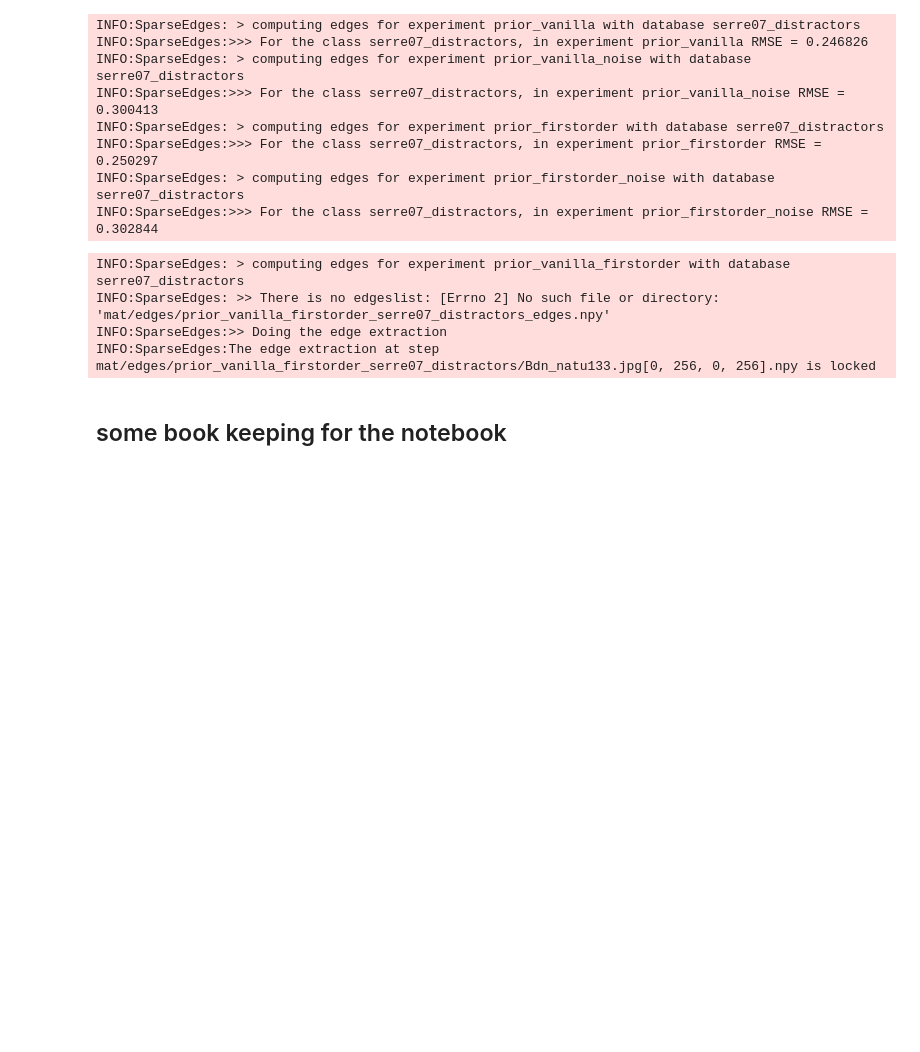
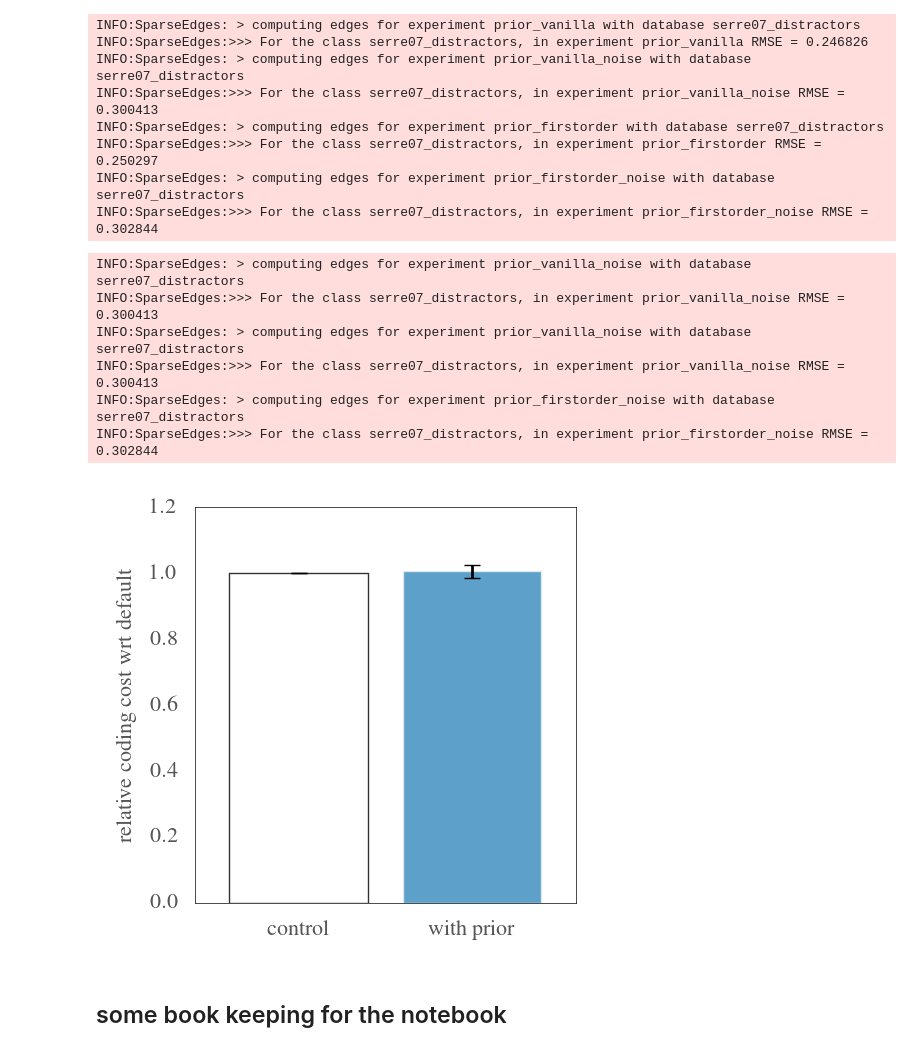
Before and after one commit to bicv/SparseEdges, a Jupyter notebook: firstorder_prior.ipynb, the cells around one changed output. Cells and saved outputs as stored; diff of their text form; code cells hidden in the pictures; blank space fills up the shorter version.

```diff
--- a/firstorder_prior.ipynb
+++ b/firstorder_prior.ipynb
@@ -252,22 +252,30 @@ INFO:SparseEdges:>>> For the class serre07_distractors, in experiment prior_firs
 # %%
 FORMATS = ['pdf', 'eps']
 #experiments = ['prior_vanilla', 'prior_vanilla_noise', 'prior_firstorder', 'prior_firstorder_noise']
 #experiments = ['prior_vanilla', 'prior_vanilla_noise', 'prior_firstorder_noise']
 #experiments = ['prior_vanilla_noise', 'prior_vanilla_firstorder_noise']
 experiments = ['prior_vanilla_noise', 'prior_firstorder_noise']
 databases = ['serre07_distractors'] * len(experiments)
 #databases = ['laboratory'] * len(experiments)
 #labels = ['control', 'noise', 'with prior', 'noise (prior)']
 #labels = ['control', 'noise', 'noise (prior)']
 labels = ['control', 'with prior']
 mps = [mp] * len(experiments)
 from SparseEdges import plot
 fig = plt.figure(figsize=(fig_width/1.618, fig_width/1.618))
-fig, a, ax = plot(mps=mps, experiments=experiments, databases=databases, fig=fig, labels=labels, color=[0., 0., 1.], threshold=0.4, ref=2, scale=True)
+fig, a, ax = plot(mps=mps, experiments=experiments, databases=databases, fig=fig, labels=labels, color=[0., 0., 1.], threshold=0.4, ref=0, scale=True)
 for ext in FORMATS: fig.savefig(mp.pe.figpath + 'firstorder_C.' + ext)
+# %% [output]
+INFO:SparseEdges: > computing edges for experiment prior_vanilla_noise with database serre07_distractors
+INFO:SparseEdges:>>> For the class serre07_distractors, in experiment prior_vanilla_noise RMSE = 0.300413
+INFO:SparseEdges: > computing edges for experiment prior_vanilla_noise with database serre07_distractors
+INFO:SparseEdges:>>> For the class serre07_distractors, in experiment prior_vanilla_noise RMSE = 0.300413
+INFO:SparseEdges: > computing edges for experiment prior_firstorder_noise with database serre07_distractors
+INFO:SparseEdges:>>> For the class serre07_distractors, in experiment prior_firstorder_noise RMSE = 0.302844
+[figure, added]
 # %%
 print 'angles (deg) = ', theta_prior*180/np.pi
-imageslist, edgeslist, RMSE =  mp.process('prior_vanilla_firstorder', name_database=name_database)
+imageslist, edgeslist, RMSE =  mp.process('prior_firstorder', name_database=name_database)
 
 theta = (edgeslist[2, ...].ravel())
 theta = ((theta + np.pi/2 - np.pi/mp.pe.N_Dtheta/2)  % np.pi ) - np.pi/2  + np.pi/mp.pe.N_Dtheta/2
@@ -301,11 +309,6 @@ ax.plot((v_theta_edges_[1:]+v_theta_edges_[:-1])/2, np.ones_like(v_hist)*v_hist.
 ax.plot((v_theta_edges_[1:]+v_theta_edges_[:-1])/2+np.pi, np.ones_like(v_hist)*v_hist.mean(), 'r--')
 plt.setp(ax, yticks=[])
 for ext in FORMATS: fig.savefig(mp.pe.figpath + 'firstorder_B.' + ext)
-# %% [output]
-INFO:SparseEdges: > computing edges for experiment prior_vanilla_firstorder with database serre07_distractors
-INFO:SparseEdges: >> There is no edgeslist: [Errno 2] No such file or directory: 'mat/edges/prior_vanilla_firstorder_serre07_distractors_edges.npy'
-INFO:SparseEdges:>> Doing the edge extraction
-INFO:SparseEdges:The edge extraction at step mat/edges/prior_vanilla_firstorder_serre07_distractors/Bdn_natu133.jpg[0, 256, 0, 256].npy is locked
 # %% [markdown]
 ## some book keeping for the notebook
 # %%
```
